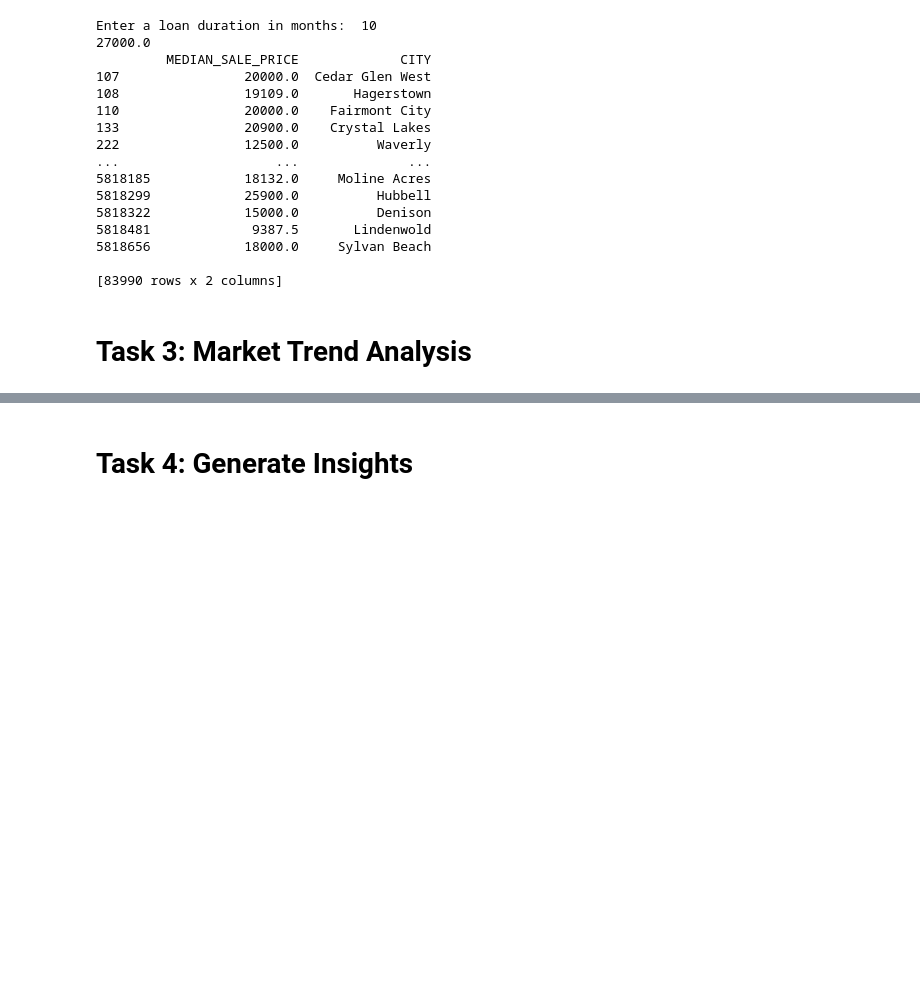
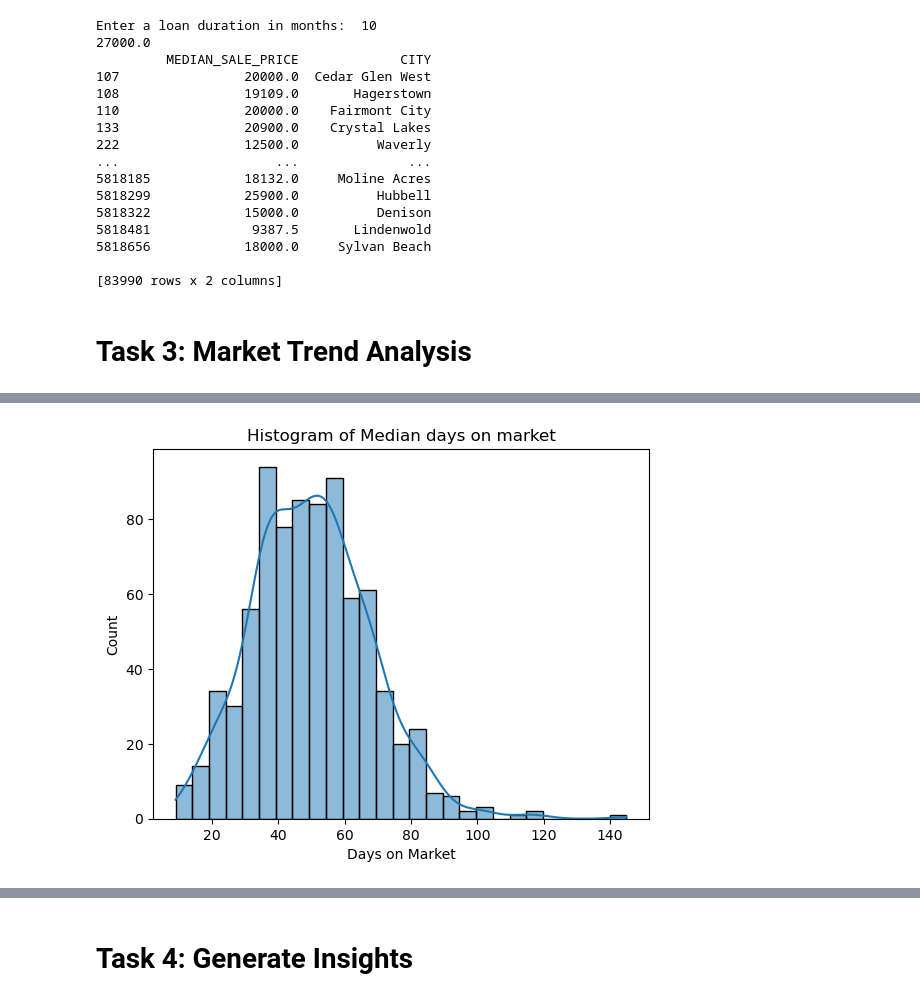
Before and after one commit to MoonBasedKas/smartHousingAdvisor, a Jupyter notebook: smartHousePredictor.ipynb, the cells around one changed output, grey strips where cells are left out. Drawn from its saved outputs; the diff is of its cells as text; code cells hidden in the pictures; blank space fills up the shorter version.

```diff
--- a/smartHousePredictor.ipynb
+++ b/smartHousePredictor.ipynb
@@ -104,0 +122,7 @@ sb.scatterplot(market, x="PERIOD_BEGIN", y="AVG_SALE_TO_LIST")
+# %%
+sb.histplot(market, x="MEDIAN_DOM", kde=True)
+mlp.title("Histogram of Median days on market")
+mlp.xlabel("Days on Market")
+mlp.show()
+# %% [output]
+[figure, added]
```
Also changed, not shown: parts of 5 cells of this notebook.
